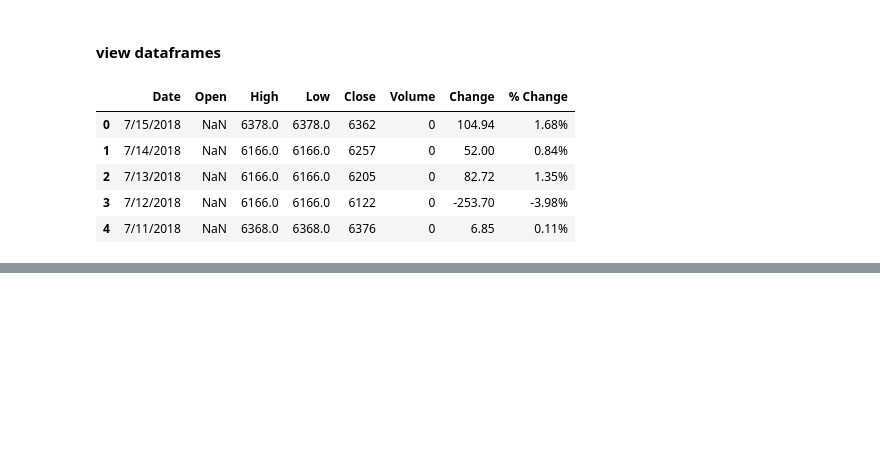
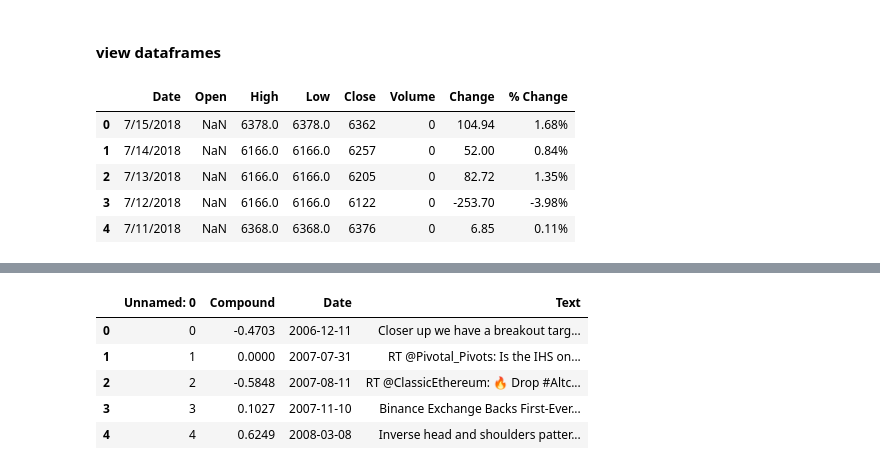
Before and after one commit to themarylin/BTC-vs-Twitter, a Jupyter notebook: Source_codes/data_cleanup.ipynb, the cells around one changed output, grey strips where cells are left out. Drawn from its saved outputs; the diff is of its cells as text; code cells hidden in the pictures; blank space fills up the shorter version.

```diff
--- a/Source_codes/data_cleanup.ipynb
+++ b/Source_codes/data_cleanup.ipynb
@@ -43,0 +69,14 @@ bitcoin_df.head()
+# %%
+for x in range(len(twitter_df['Date'])):
+    date = convert_time(twitter_df.loc[x,'Date'])
+    #print(date)
+    twitter_df.loc[x, 'Date'] = date
+
+twitter_df.head()
+# %% [output]
+|  | Unnamed: 0 | Compound | Date | Text |
+| 0 | 0 | -0.4703 | 2006-12-11 | Closer up we have a breakout targ... |
+| 1 | 1 | 0.0000 | 2007-07-31 | RT @Pivotal_Pivots: Is the IHS on... |
+| 2 | 2 | -0.5848 | 2007-08-11 | RT @ClassicEthereum: 🔥 Drop #Altc... |
+| 3 | 3 | 0.1027 | 2007-11-10 | Binance Exchange Backs First-Ever... |
+| 4 | 4 | 0.6249 | 2008-03-08 | Inverse head and shoulders patter... |
```
Also changed, not shown: parts of 9 cells of this notebook, 4 other files.
